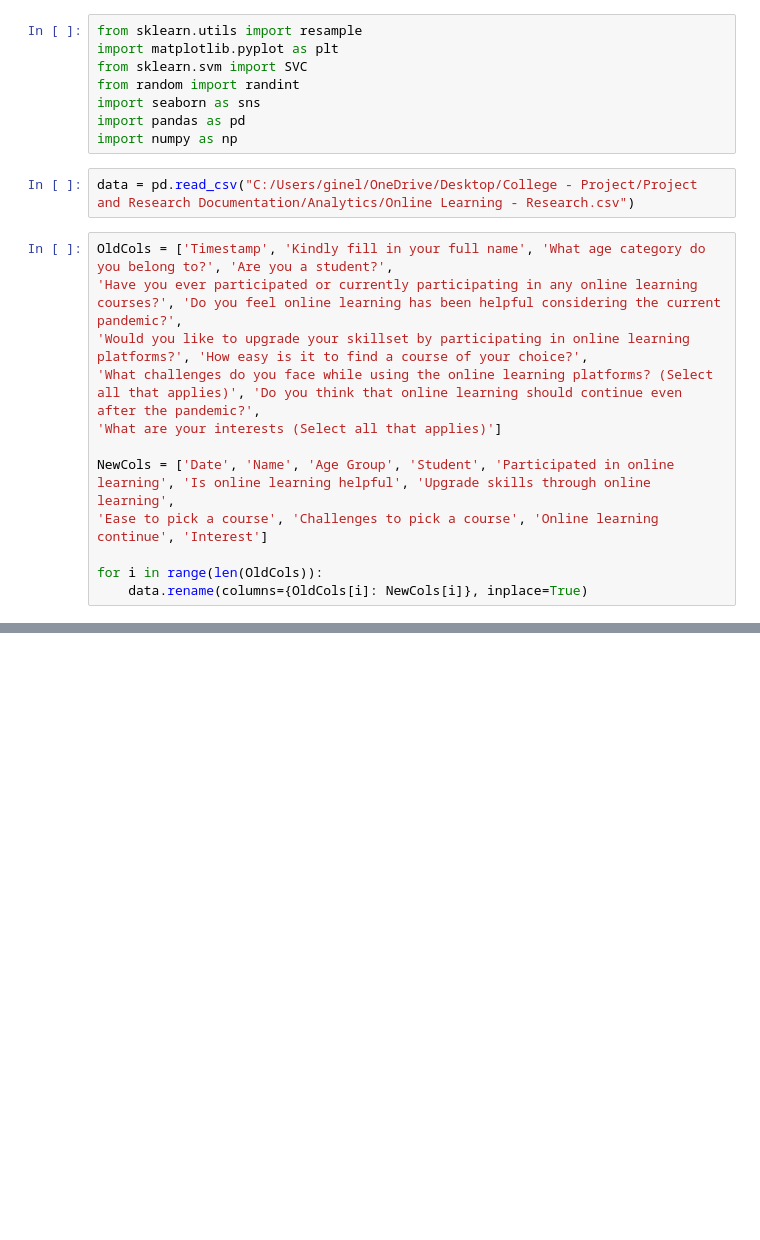
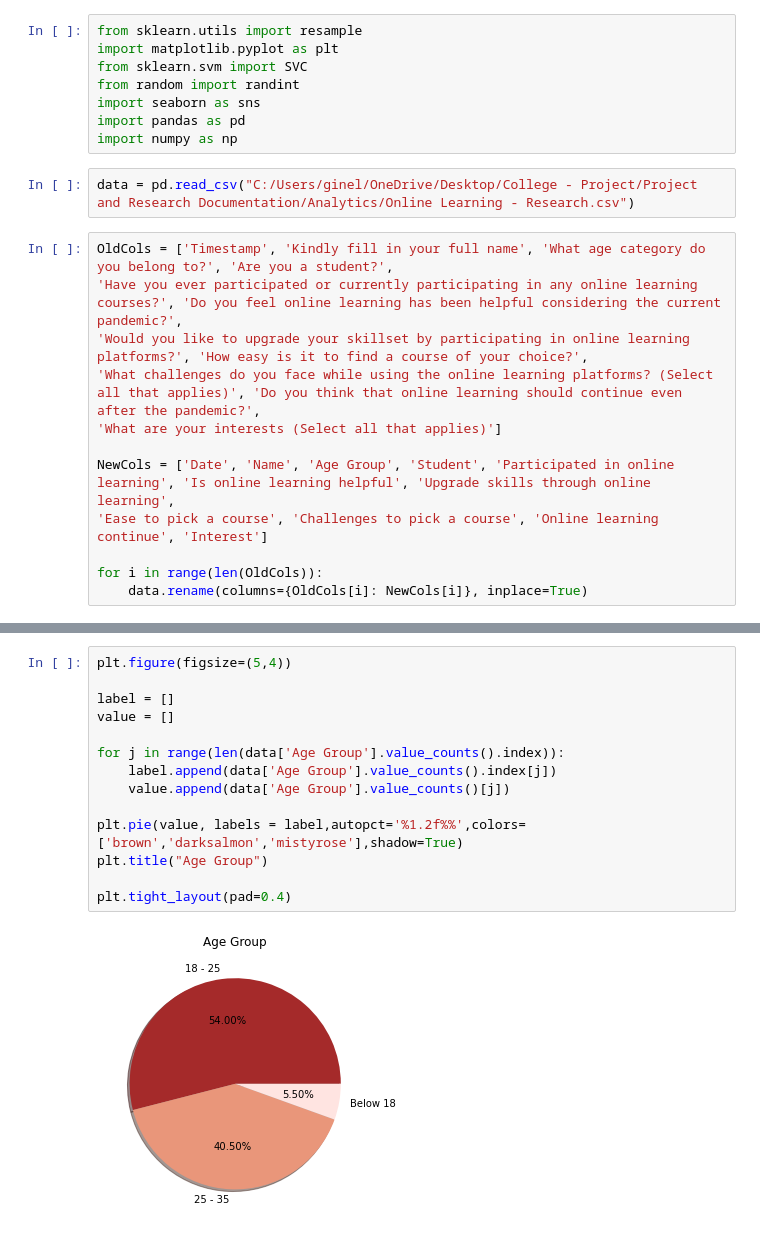
Before and after one commit to ginelledsouza/Student_Course_Segmentation, a Jupyter notebook: Student Segmentation.ipynb, the cells around one changed output, grey strips where cells are left out. Cells and saved outputs as stored; diff of their text form; blank space fills up the shorter version.

```diff
--- a/Student Segmentation.ipynb
+++ b/Student Segmentation.ipynb
@@ -29,3 +29,19 @@ data.head()
 | 2 | 2021/05/16 8:08:05 pm GMT+5:30 | Kedar Bhope | 25 - 35 | No | No | NaN | ... |
 | 3 | 2021/05/16 8:08:40 pm GMT+5:30 | Kedar Bhope | 25 - 35 | No | No | NaN | ... |
 | 4 | 2021/05/16 8:10:08 pm GMT+5:30 | Ginelle D'souza | 18 - 25 | Yes | Yes | Yes | ... |
+# %%
+plt.figure(figsize=(5,4))
+
+label = []
+value = []
+
+for j in range(len(data['Age Group'].value_counts().index)):
+    label.append(data['Age Group'].value_counts().index[j])
+    value.append(data['Age Group'].value_counts()[j])
+
+plt.pie(value, labels = label,autopct='%1.2f%%',colors=['brown','darksalmon','mistyrose'],shadow=True)
+plt.title("Age Group")
+
+plt.tight_layout(pad=0.4)
+# %% [output]
+[figure, added]
```
Also changed, not shown: parts of 7 cells of this notebook.
